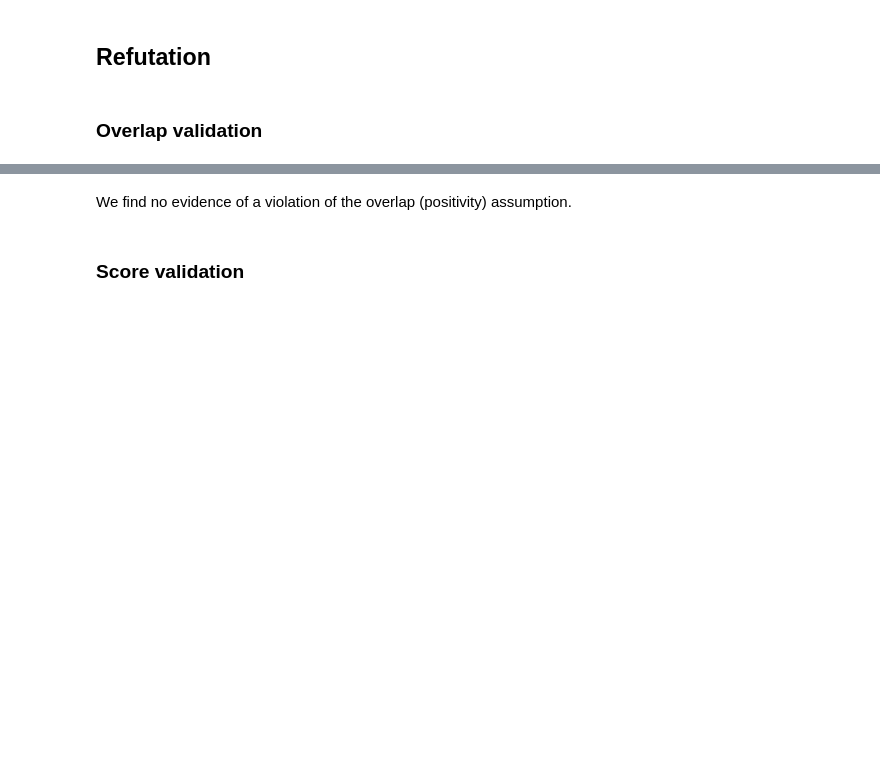
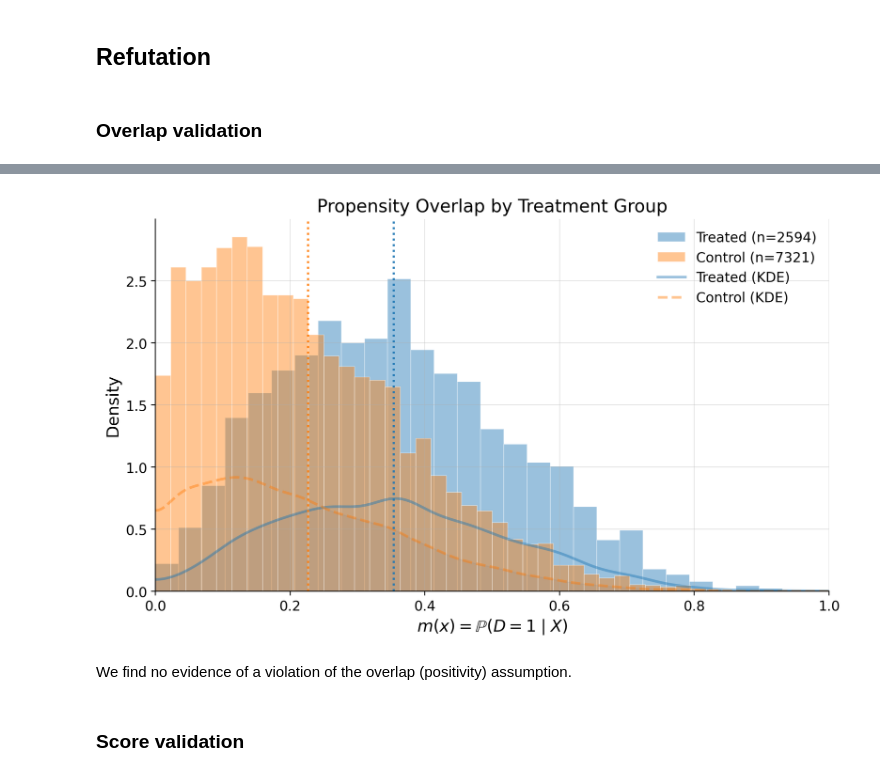
Before and after one commit to causalis-causalcraft/Causalis, a Jupyter notebook: notebooks/cases/401k.ipynb, the cells around one changed output, grey strips where cells are left out. Cells and saved outputs as stored; diff of their text form; code cells hidden in the pictures; blank space fills up the shorter version.

```diff
--- a/notebooks/cases/401k.ipynb
+++ b/notebooks/cases/401k.ipynb
@@ -120,7 +114,8 @@ display(shap_outcome_df)
 # %% [markdown]
 ## Inference
 # %%
-from causalis.scenarios.unconfoundedness.ate import dml_ate
+from causalis.scenarios.unconfoundedness import IRM
 
-# Estimate Average Treatment Effect (ATE)
-ate_result = dml_ate(causal_data, n_folds=4, alpha=0.05)
+model = IRM().fit(causaldata)
+result = model.estimate(score='ATE')
+result.summary()
@@ -141,3 +152,7 @@ rep["summary"]
+# %%
+plot_m_overlap(result.diagnostic_data)
+# %% [output]
+[figure, added]
 # %% [markdown]
 We find no evidence of a violation of the overlap (positivity) assumption.
 # %% [markdown]
```
Also changed, not shown: parts of 21 cells of this notebook, 12 other files.
